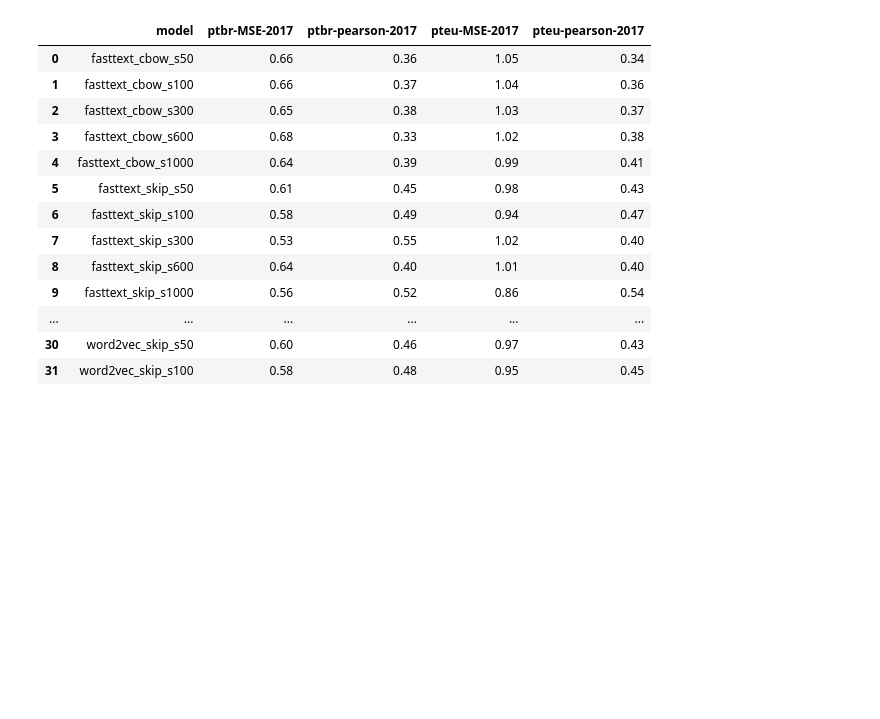
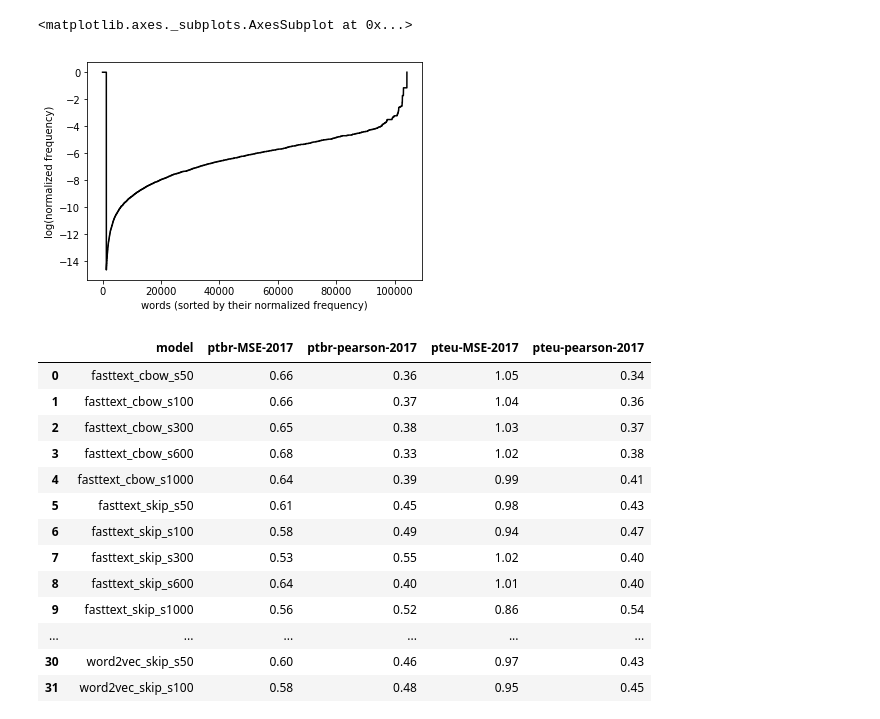
Before and after one commit to ruanchaves/elmo, a Jupyter notebook: results/Resultados.ipynb, the cells around one changed output. Drawn from its saved outputs; the diff is of its cells as text; code cells hidden in the pictures; blank space fills up the shorter version.

```diff
--- a/results/Resultados.ipynb
+++ b/results/Resultados.ipynb
@@ -3,8 +3,13 @@ import json
 import pandas as pd
 import numpy as np
 import os
+import sys
 import yaml
 import seaborn as sns
+import spacy
+import math
+from wordfreq import word_frequency
+import numpy as np
 
 def load_yaml(fname):
     with open(fname, 'r') as stream:
@@ -14,3 +19,5 @@ def load_yaml(fname):
             print(exc)
             sys.exit(1)
     return f
+
+settings = load_yaml("../settings.yaml")
@@ -50,0 +47,39 @@ sns.distplot(lib_frequencies,hist=False, bins=10)
+# %%
+path = settings["SICK"]["path"]
+dfs = []
+for key in settings["SICK"].keys():
+    if key != 'path':
+        fname = '.' + path + settings["SICK"][key]
+        dfs.append(open(fname,'r').read().split('\n'))
+
+tokens = []
+for df in dfs:
+    for item in df:
+        cols = item.split('\t')
+        for c in cols:
+            if len(c.split(' ')) > 4:
+                if 'http' not in c:
+                    tokens.append(c)
+
+words = []
+nlp = spacy.load("en")
+for item in tokens:
+    doc = nlp(item, disable=['parser', 'tagger', 'ner'])
+    doc = [token.text for token in doc if not (token.is_stop or token.is_punct)]
+    words.extend(doc)
+
+SICK_frequencies = [ word_frequency(word, 'en', wordlist='best', minimum=0.0) for word in words ]
+# %%
+
+lib_frequencies = [ word_frequency(word, 'en', wordlist='best', minimum=0.0) for word in words ]
+max_val = max(lib_frequencies)
+min_val = min(lib_frequencies)
+lib_frequencies = sorted([ (x - min_val) / (max_val - min_val) for x in lib_frequencies])
+lib_frequencies = [ math.log(x) if x != 0 else 0 for x in lib_frequencies ]
+df = pd.DataFrame(lib_frequencies).melt()
+df.insert(0, "words (sorted by their normalized frequency)", range(0, len(df)))
+df = df.rename(columns={"value": "log(normalized frequency)"})
+sns.lineplot(x="words (sorted by their normalized frequency)", y="log(normalized frequency)", color="black", data=df)
+# %% [output]
+<matplotlib.axes._subplots.AxesSubplot at 0x...>
+[figure, added]
```
Also changed, not shown: parts of 5 cells of this notebook, 7 other files.
